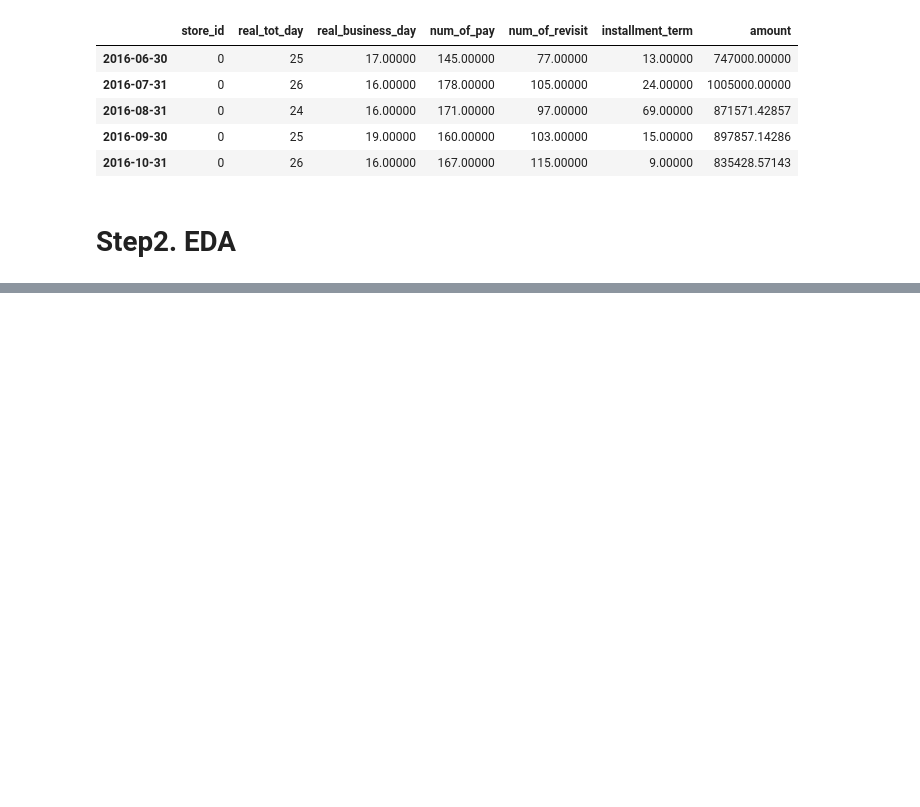
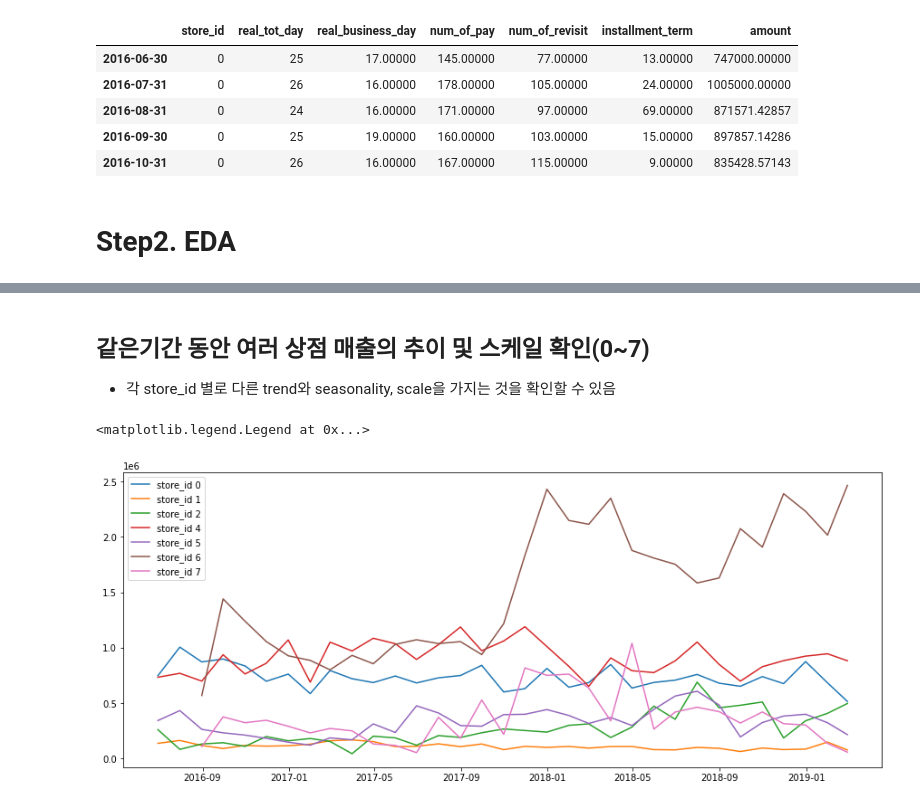
Before and after one commit to factorLee/kaggle-dacon, a Jupyter notebook: dacon/[연습]상점 신용카드 매출 예측 경진대회/baseline필사01.ipynb, the cells around one changed output, grey strips where cells are left out. Saved outputs shown, nothing was run; the diff lists cells and outputs as text; code cells hidden in the pictures; blank space fills up the shorter version.

```diff
--- a/dacon/[연습]상점 신용카드 매출 예측 경진대회/baseline필사01.ipynb
+++ b/dacon/[연습]상점 신용카드 매출 예측 경진대회/baseline필사01.ipynb
@@ -366,0 +438,11 @@ df_month.head()
+# %% [markdown]
+## 같은기간 동안 여러 상점 매출의 추이 및 스케일 확인(0~7)
+- 각 store_id 별로 다른 trend와 seasonality, scale을 가지는 것을 확인할 수 있음
+# %%
+plt.figure(figsize=(15,6))
+for i in df_month.store_id.unique()[:7]:
+  plt.plot(df_month[df_month.store_id == i].index, df_month[df_month.store_id == i].amount, label='store_id {}'.format(i))
+plt.legend()
+# %% [output]
+<matplotlib.legend.Legend at 0x...>
+[figure, added]
```
Also changed, not shown: parts of 16 cells of this notebook.
